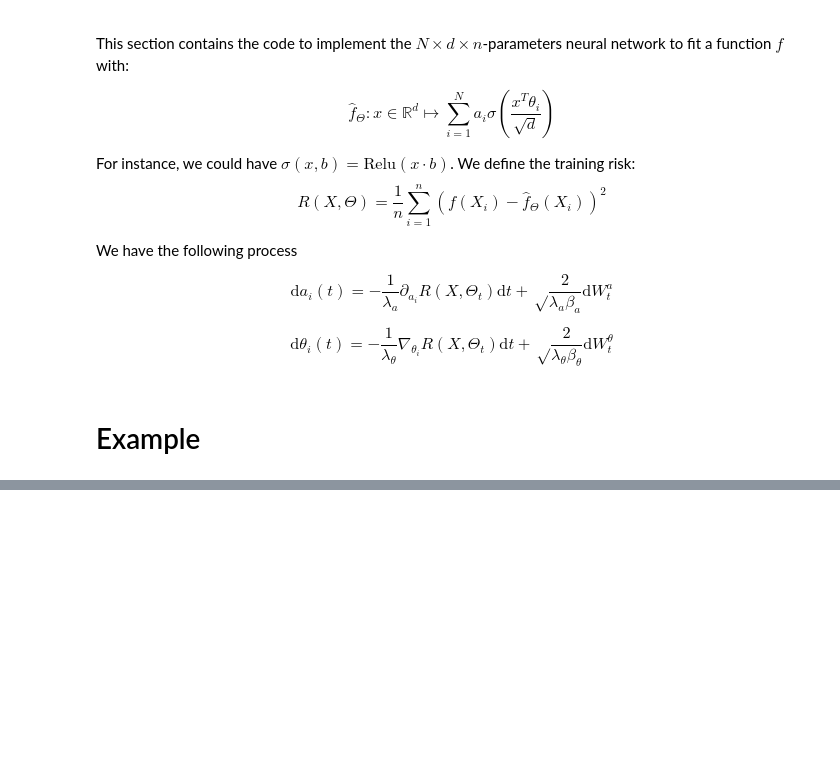
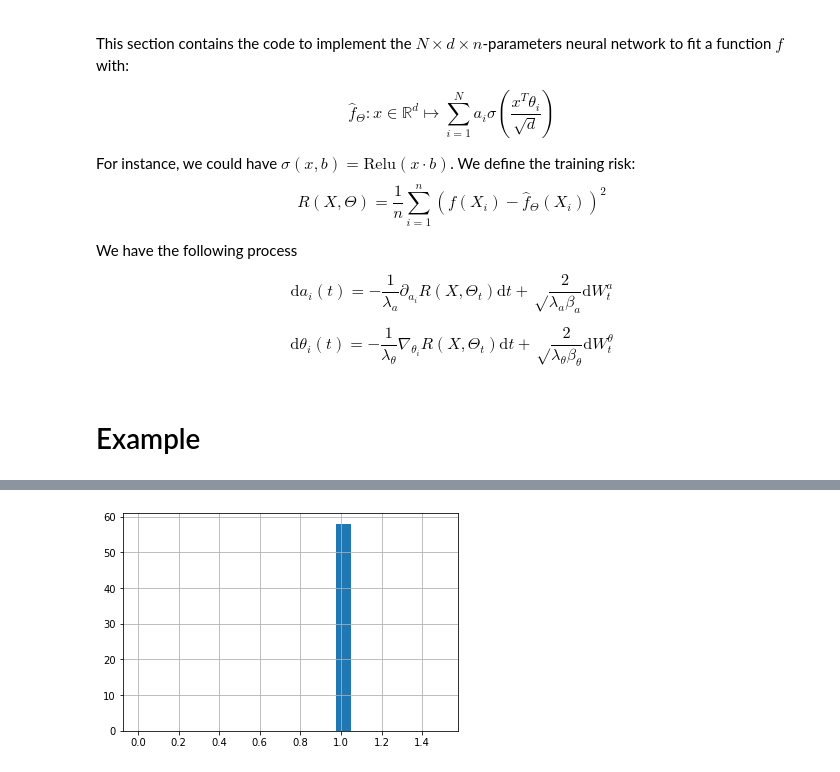
Before and after one commit to antoinexp/Ph.D, a Jupyter notebook: Neural_Net_Gaussian_Multibath.ipynb, the cells around one changed output, grey strips where cells are left out. Drawn from its saved outputs; the diff is of its cells as text; code cells hidden in the pictures; blank space fills up the shorter version.

```diff
--- a/Neural_Net_Gaussian_Multibath.ipynb
+++ b/Neural_Net_Gaussian_Multibath.ipynb
@@ -203,0 +218,7 @@ final test error: 0.33106098
+# %%
+#@title ||theta|| distribution
+data = tf.norm(model._theta/(model._d**0.5), axis=1).numpy()
+plt.hist(data, bins=20, range=(0, 1.5))
+plt.grid()
+# %% [output]
+[figure, added]
```
Also changed, not shown: parts of 6 cells of this notebook.
